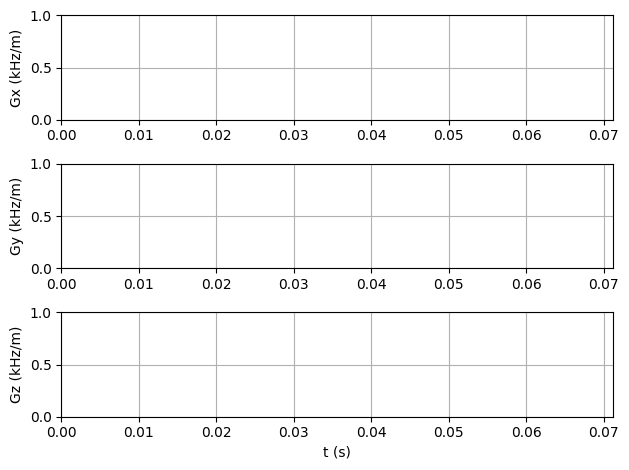
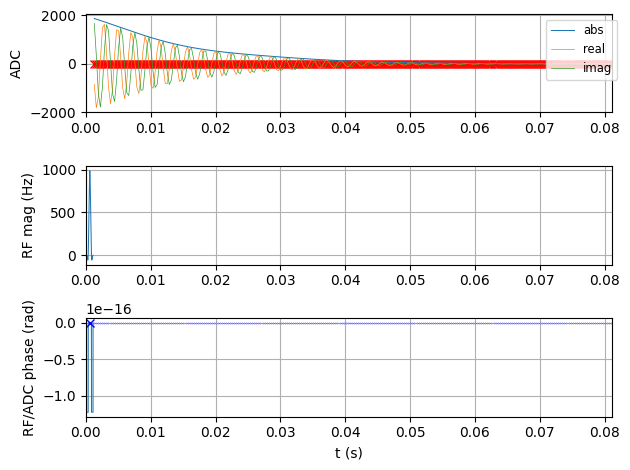
Unified diff of the notebook cell whose output changed from the first chart to the second:
--- before
+++ after
@@ -26,4 +26,6 @@
 seq.plot(plot_now=False)
 mr0.util.insert_signal_plot(seq=seq, signal =signal.numpy())
+plt.tight_layout()
+plt.close(2)
 plt.show()
 

Commit: updated pypulseq version to 1.4.2post2 reworked simulation plots fixed small errors with slider and interactive input replaced deprecated mr0 functions (loading phantoms and simulating) reworked pulseq_rf_shim notebook (was outdated) -> added 7T phantom and B1 map file to playground repo tested on r